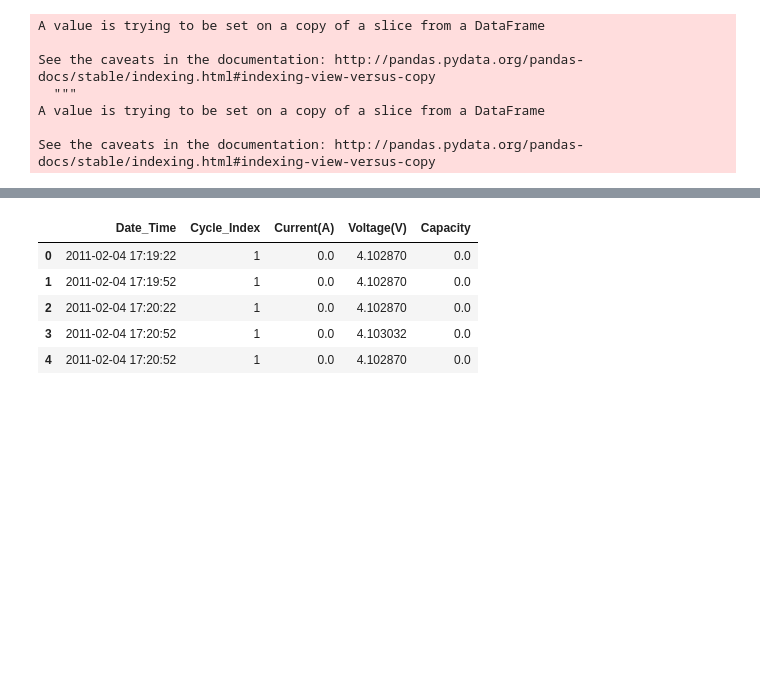
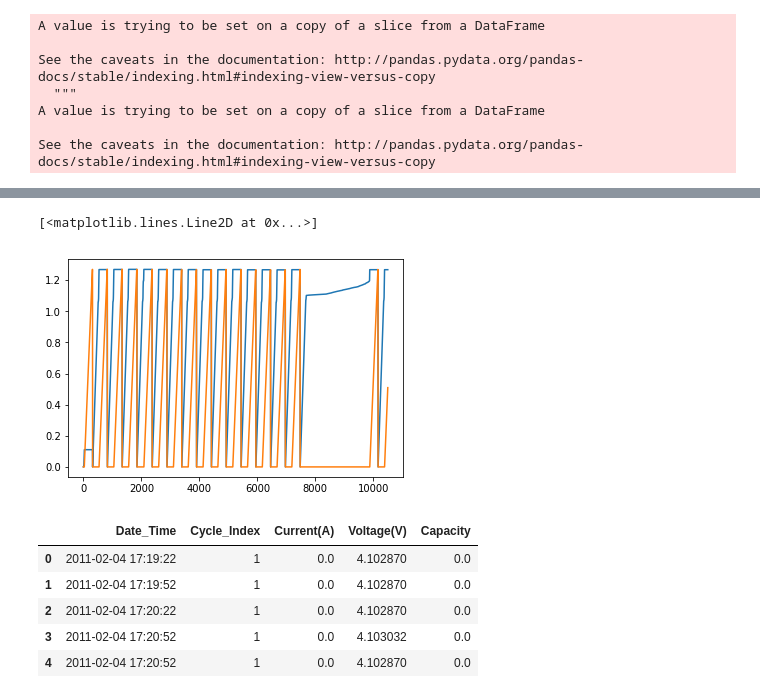
Before and after one commit to chintanp/BattDeg, a Jupyter notebook: scripts/Data_concatenation.ipynb, the cells around one changed output, grey strips where cells are left out. Drawn from its saved outputs; the diff is of its cells as text; code cells hidden in the pictures; blank space fills up the shorter version.

```diff
--- a/scripts/Data_concatenation.ipynb
+++ b/scripts/Data_concatenation.ipynb
@@ -127,6 +127,9 @@ cycle = []
 cycle = group['Cumu_count']
 df['Charge'][0:cycle[1]] = df['Charge_Capacity(Ah)'][0:cycle[1]]
 df['discharge'][0:cycle[1]] = df['Discharge_Capacity(Ah)'][0:cycle[1]]
+for i in range(1,len(cycle)):
+    df['Charge'][cycle[i]:cycle[i+1]] = df['Charge_Capacity(Ah)'][cycle[i]:cycle[i+1]]-df['Charge_Capacity(Ah)'][cycle[i]]
+    df['discharge'][cycle[i]:cycle[i+1]] = df['Discharge_Capacity(Ah)'][cycle[i]:cycle[i+1]]-df['Discharge_Capacity(Ah)'][cycle[i]]
 # %% [output]
 A value is trying to be set on a copy of a slice from a DataFrame
 
@@ -143,3 +175,9 @@ See the caveats in the documentation: http://pandas.pydata.org/pandas-docs/stabl
+# %%
+plt.plot(df['Charge'].iloc[0:10500])
+plt.plot(df['discharge'].iloc[0:10500])
+# %% [output]
+[<matplotlib.lines.Line2D at 0x...>]
+[figure, added]
 # %%
 # Dropping additional columns
 cycle_data = df.drop(['Data_Point','Internal_Resistance(Ohm)','Step_Index','Step_Time(s)','Charge_Capacity(Ah)','Discharge_Capacity(Ah)','Charge_Energy(Wh)','Discharge_Energy(Wh)','dV/dt(V/s)','Is_FC_Data','AC_Impedance(Ohm)','ACI_Phase_Angle(Deg)'],axis=1)
```
Also changed, not shown: parts of 4 cells of this notebook.
